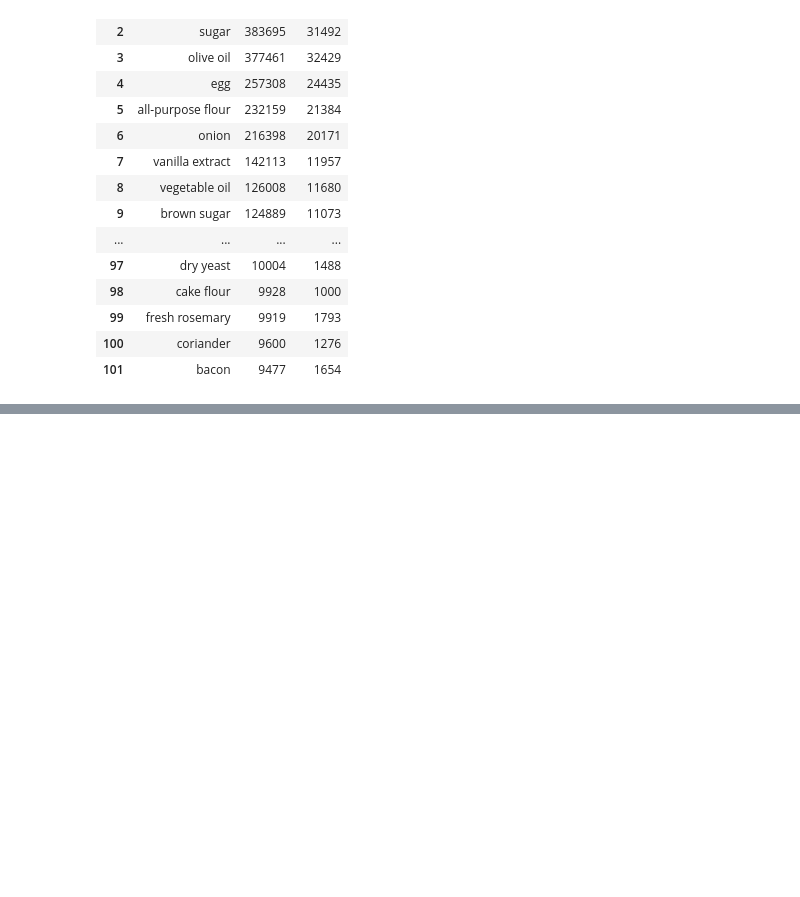
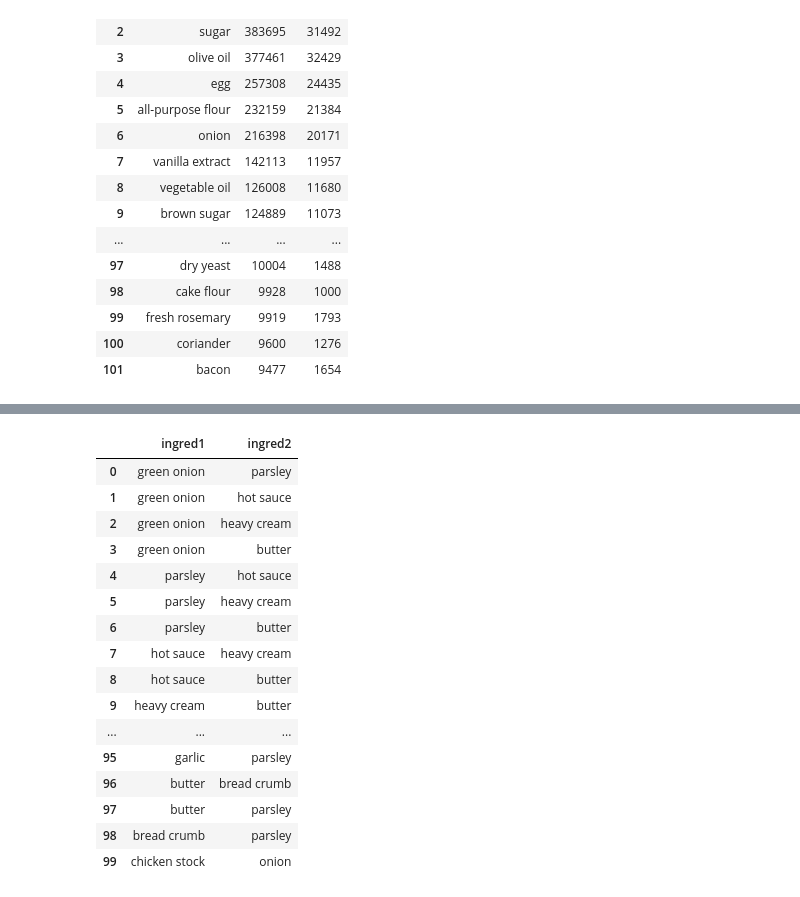
Before and after one commit to finnqiao/recipe_network, a Jupyter notebook: network_data_reshape.ipynb, the cells around one changed output, grey strips where cells are left out. Saved outputs shown, nothing was run; the diff lists cells and outputs as text; code cells hidden in the pictures; blank space fills up the shorter version.

Commit message:
function for swapping ingredients for overlapping edges

```diff
--- a/network_data_reshape.ipynb
+++ b/network_data_reshape.ipynb
@@ -416,0 +394,5 @@ filtered_combinations_df.head(50)
+# %%
+# Count number of overlapping edges
+filtered_combinations_df['ingred1'] = filtered_combinations_df['ingred1'].str.replace('clove garlic', 'garlic').replace('garlic clove','garlic').replace('white sugar','sugar').replace('unsalted butter','butter').replace('stick butter','butter').replace('chicken broth','chicken stock').replace('parmesan cheese','parmesan').replace('yellow onion','onion').replace('chopped onion','onion').replace('stalk ','').replace(' ground','').replace('purpose flour','all-purpose flour').replace('fresh ginger','ginger').replace(' slice','').replace('cilantro leaf','cilantro').replace('fresh cilantro','cilantro').replace('parsley leaf','parsley').replace('flat-leaf parsley','parsley').replace('fresh parsley','parsley').replace('basil leaf','basil').replace('fresh basil','basil').replace('thyme leaf','thyme').replace('fresh thyme','thyme')
+filtered_combinations_df['ingred2'] = filtered_combinations_df['ingred2'].str.replace('clove garlic', 'garlic').replace('garlic clove','garlic').replace('white sugar','sugar').replace('unsalted butter','butter').replace('stick butter','butter').replace('chicken broth','chicken stock').replace('parmesan cheese','parmesan').replace('yellow onion','onion').replace('chopped onion','onion').replace('stalk ','').replace(' ground','').replace('purpose flour','all-purpose flour').replace('fresh ginger','ginger').replace(' slice','').replace('cilantro leaf','cilantro').replace('fresh cilantro','cilantro').replace('parsley leaf','parsley').replace('flat-leaf parsley','parsley').replace('fresh parsley','parsley').replace('basil leaf','basil').replace('fresh basil','basil').replace('thyme leaf','thyme').replace('fresh thyme','thyme')
+filtered_combinations_df.head()
@@ -416,0 +406,20 @@ filtered_combinations_df.head(50)
+# %%
+filtered_combinations_df.head(100)
+# %% [output]
+|  | ingred1 | ingred2 |
+| 0 | green onion | parsley |
+| 1 | green onion | hot sauce |
+| 2 | green onion | heavy cream |
+| 3 | green onion | butter |
+| 4 | parsley | hot sauce |
+| 5 | parsley | heavy cream |
+| 6 | parsley | butter |
+| 7 | hot sauce | heavy cream |
+| 8 | hot sauce | butter |
+| 9 | heavy cream | butter |
+| ... | ... | ... |
+| 95 | garlic | parsley |
+| 96 | butter | bread crumb |
+| 97 | butter | parsley |
+| 98 | bread crumb | parsley |
+| 99 | chicken stock | onion |
```
Also changed, not shown: parts of 9 cells of this notebook.
